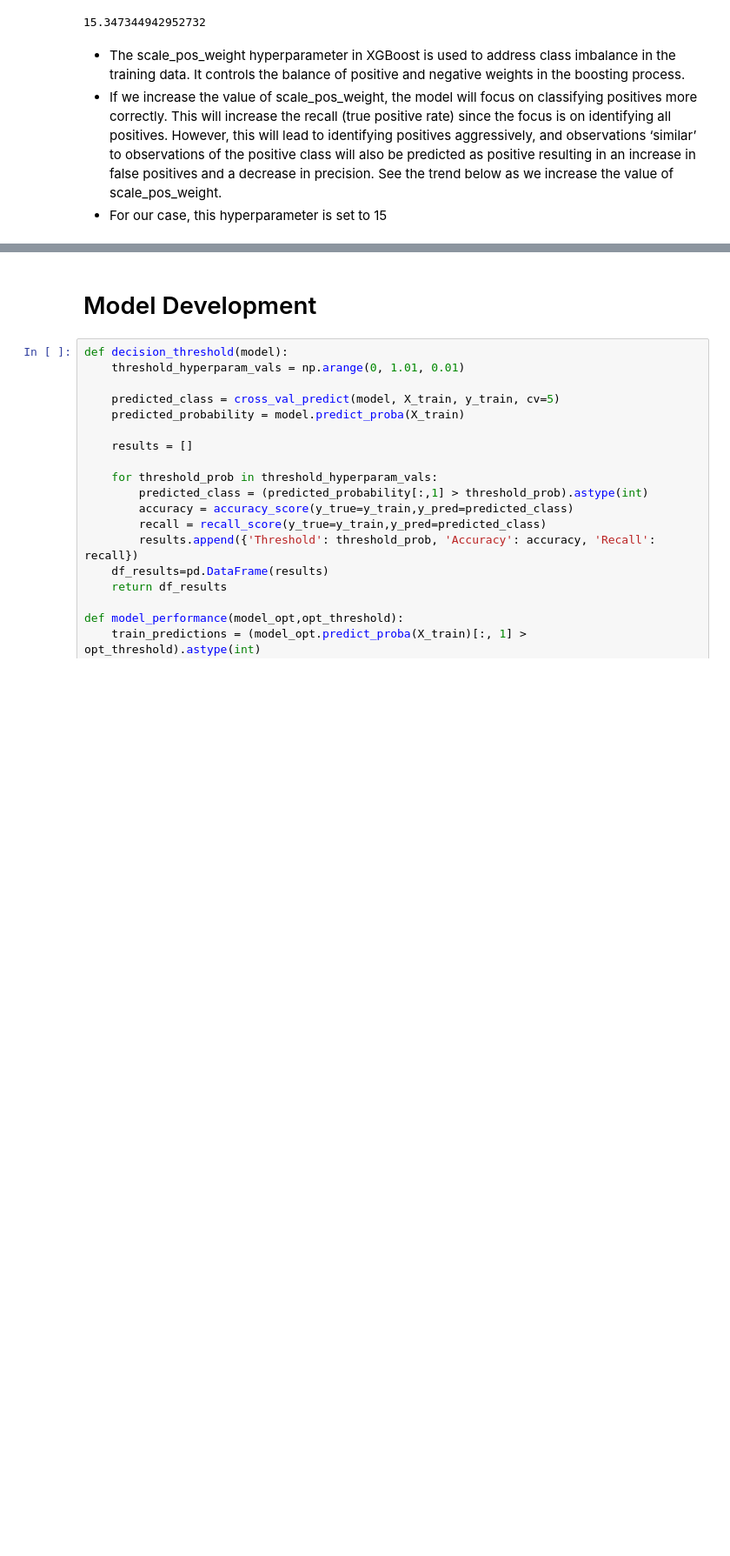
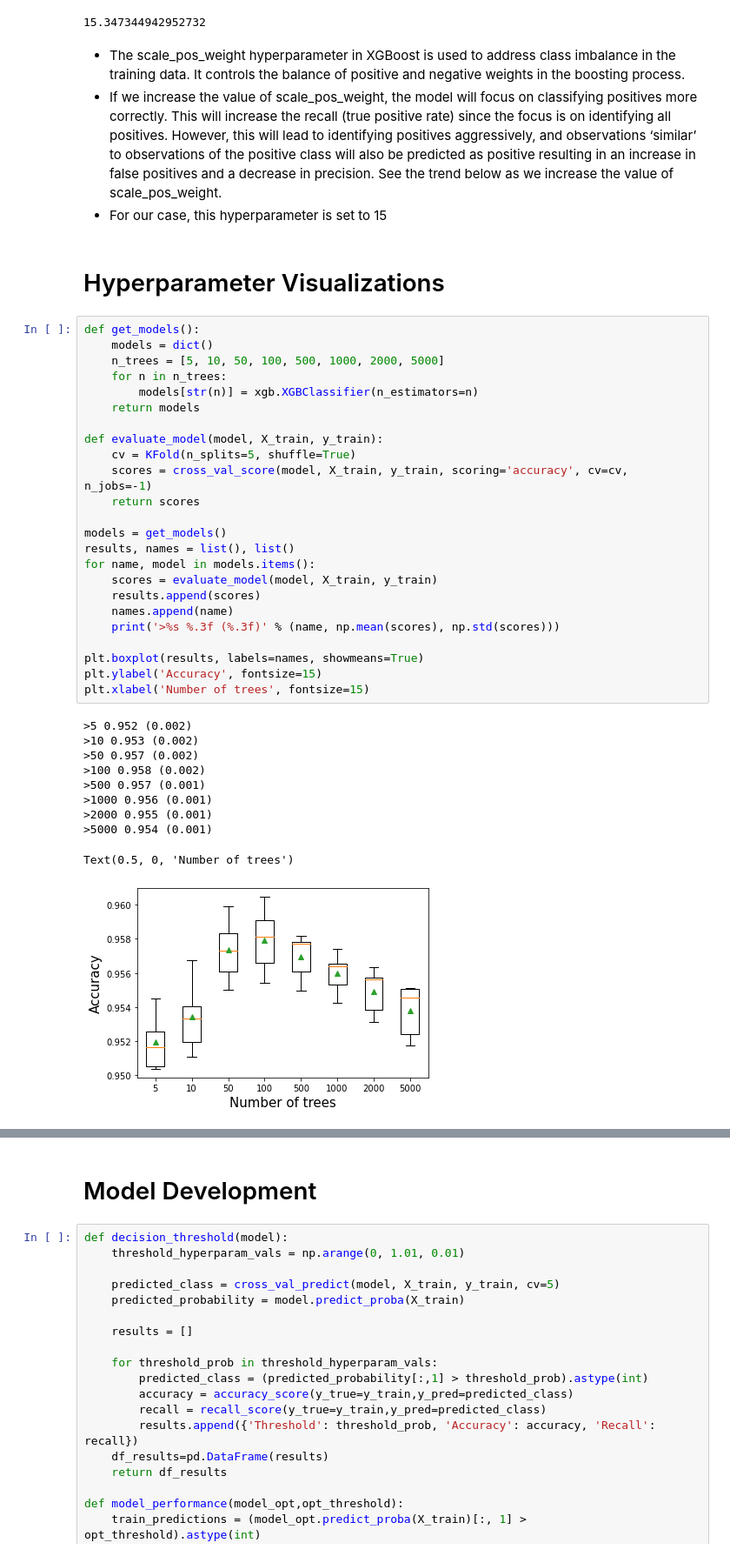
Before and after one commit to jprette/STAT-303-3, a Jupyter notebook: Code/XGBoost Model.ipynb, the cells around one changed output, grey strips where cells are left out. Shown at 87% size. Drawn from its saved outputs; the diff is of its cells as text; blank space fills up the shorter version.

```diff
--- a/Code/XGBoost Model.ipynb
+++ b/Code/XGBoost Model.ipynb
@@ -122,3 +122,40 @@ X_train.shape
 - The scale_pos_weight hyperparameter in XGBoost is used to address class imbalance in the training data. It controls the balance of positive and negative weights in the boosting process.
 - If we increase the value of scale_pos_weight, the model will focus on classifying positives more correctly. This will increase the recall (true positive rate) since the focus is on identifying all positives. However, this will lead to identifying positives aggressively, and observations ‘similar’ to observations of the positive class will also be predicted as positive resulting in an increase in false positives and a decrease in precision. See the trend below as we increase the value of scale_pos_weight.
 - For our case, this hyperparameter is set to 15
+# %% [markdown]
+# Hyperparameter Visualizations
+# %%
+def get_models():
+    models = dict()
+    n_trees = [5, 10, 50, 100, 500, 1000, 2000, 5000]
+    for n in n_trees:
+        models[str(n)] = xgb.XGBClassifier(n_estimators=n)
+    return models
+
+def evaluate_model(model, X_train, y_train):
+    cv = KFold(n_splits=5, shuffle=True)
+    scores = cross_val_score(model, X_train, y_train, scoring='accuracy', cv=cv, n_jobs=-1)
+    return scores
+
+models = get_models()
+results, names = list(), list()
+for name, model in models.items():
+    scores = evaluate_model(model, X_train, y_train)
+    results.append(scores)
+    names.append(name)
+    print('>%s %.3f (%.3f)' % (name, np.mean(scores), np.std(scores)))
+
+plt.boxplot(results, labels=names, showmeans=True)
+plt.ylabel('Accuracy', fontsize=15)
+plt.xlabel('Number of trees', fontsize=15)
+# %% [output]
+>5 0.952 (0.002)
+>10 0.953 (0.002)
+>50 0.957 (0.002)
+>100 0.958 (0.002)
+>500 0.957 (0.001)
+>1000 0.956 (0.001)
+>2000 0.955 (0.001)
+>5000 0.954 (0.001)
+Text(0.5, 0, 'Number of trees')
+[figure, added]
```
Also changed, not shown: parts of 12 cells of this notebook.
